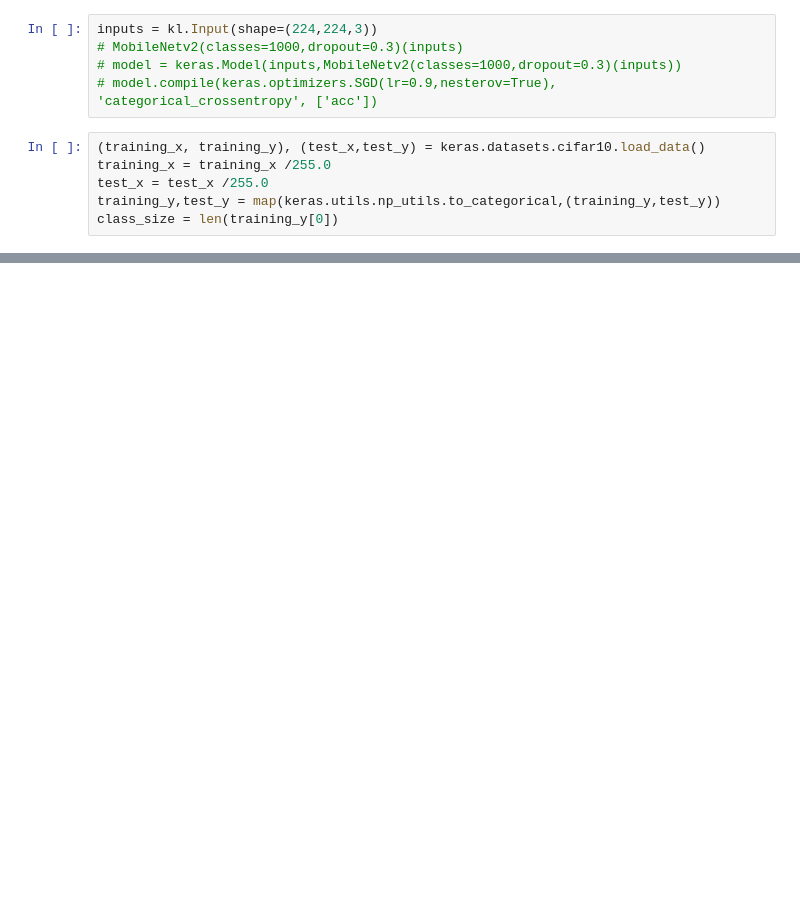
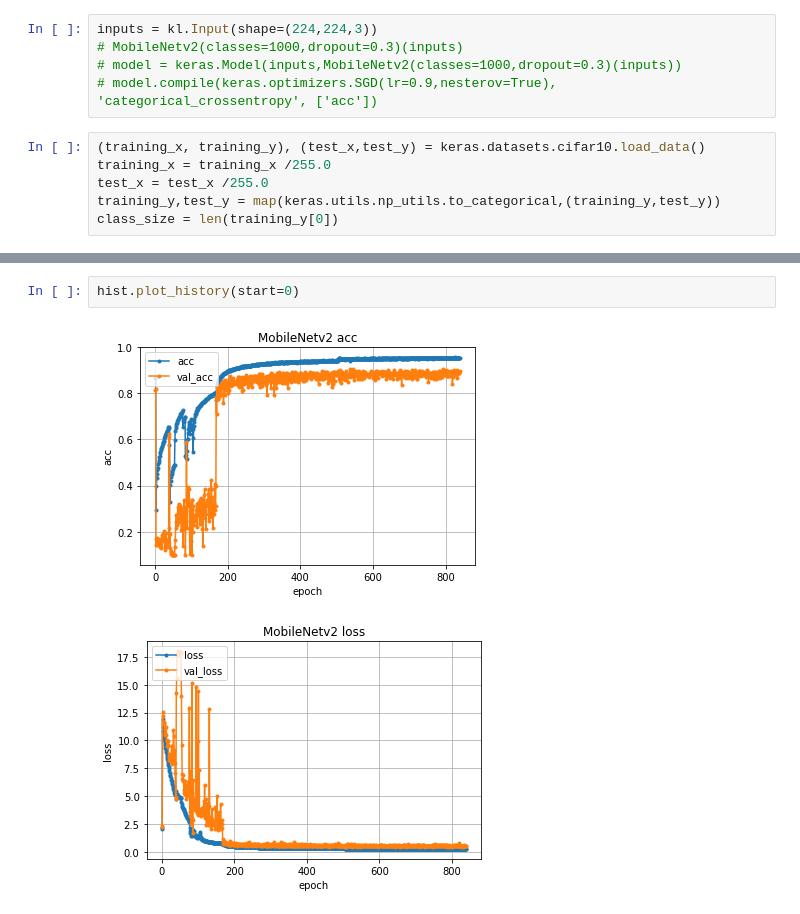
Before and after one commit to qinhy/deep-models, a Jupyter notebook: MoblieNet V2.ipynb, the cells around one changed output, grey strips where cells are left out. Cells and saved outputs as stored; diff of their text form; blank space fills up the shorter version.

```diff
--- a/MoblieNet V2.ipynb
+++ b/MoblieNet V2.ipynb
@@ -159,0 +197,5 @@ initial_epoch = max_epoch
+# %%
+hist.plot_history(start=0)
+# %% [output]
+[figure, added]
+[figure, added]
```
Also changed, not shown: parts of 7 cells of this notebook, 1 other file.
